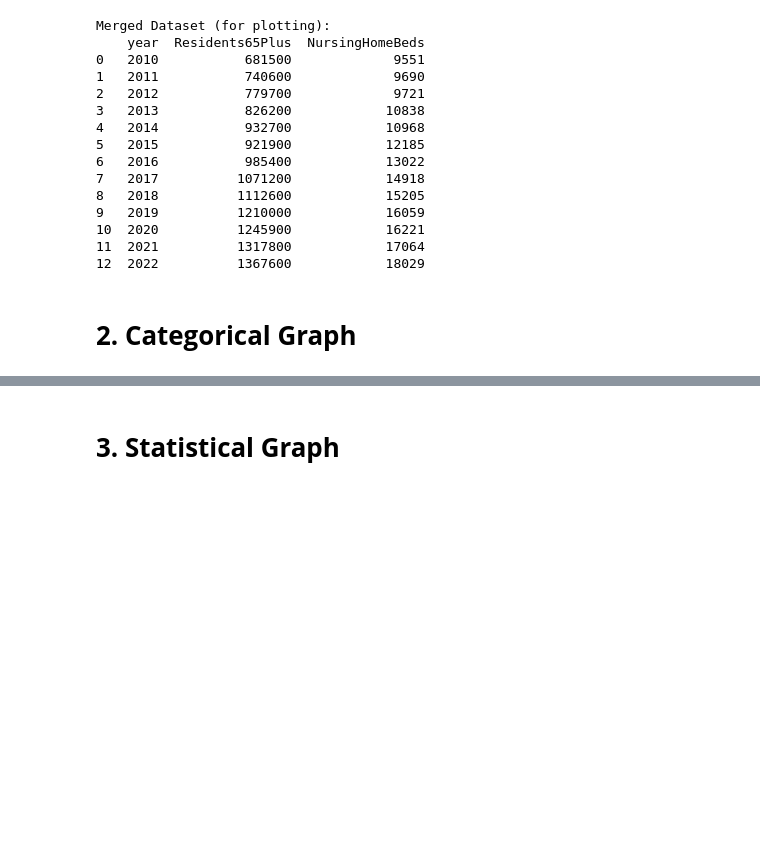
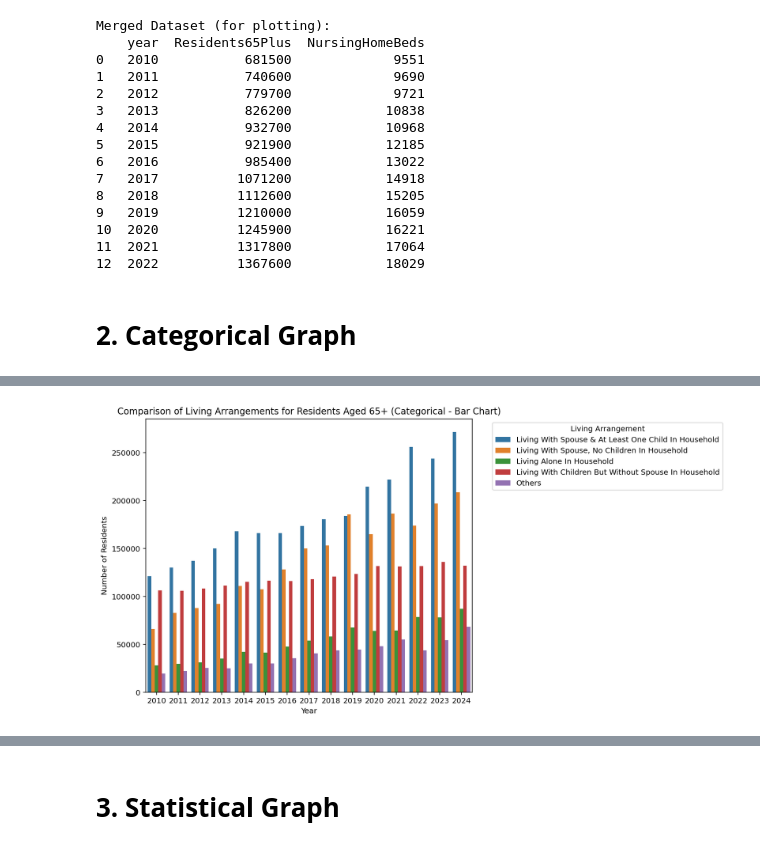
Before and after one commit to fdmy2713-dotcom/ADS1, a Jupyter notebook: Farah_ADS1_Assignment_Statistics_and_Trends_v6.ipynb, the cells around one changed output, grey strips where cells are left out. Cells and saved outputs as stored; diff of their text form; code cells hidden in the pictures; blank space fills up the shorter version.

```diff
--- a/Farah_ADS1_Assignment_Statistics_and_Trends_v6.ipynb
+++ b/Farah_ADS1_Assignment_Statistics_and_Trends_v6.ipynb
@@ -119,0 +163,19 @@ Merged Dataset (for plotting):
+# %%
+# Function 1: Bar Chart (Grouped by Year)
+def plot_categorical_bar(df):
+    """
+    Categorical Graph: Bar Chart comparing living arrangements of elderly residents by year.
+    """
+    plt.figure(figsize=(12, 6), dpi=144)
+    sns.barplot(data=df, x='year', y='Number_of_Residents', hue='Living_Arrangement')
+    plt.title("Comparison of Living Arrangements for Residents Aged 65+ (Categorical - Bar Chart)")
+    plt.xlabel("Year")
+    plt.ylabel("Number of Residents")
+    plt.legend(title='Living Arrangement', bbox_to_anchor=(1.05, 1), loc='upper left')
+    plt.tight_layout()
+    plt.show()
+# %%
+# Call the Functions
+plot_categorical_bar(df_melted)
+# %% [output]
+[figure, added]
```
Also changed, not shown: parts of 6 cells of this notebook.
